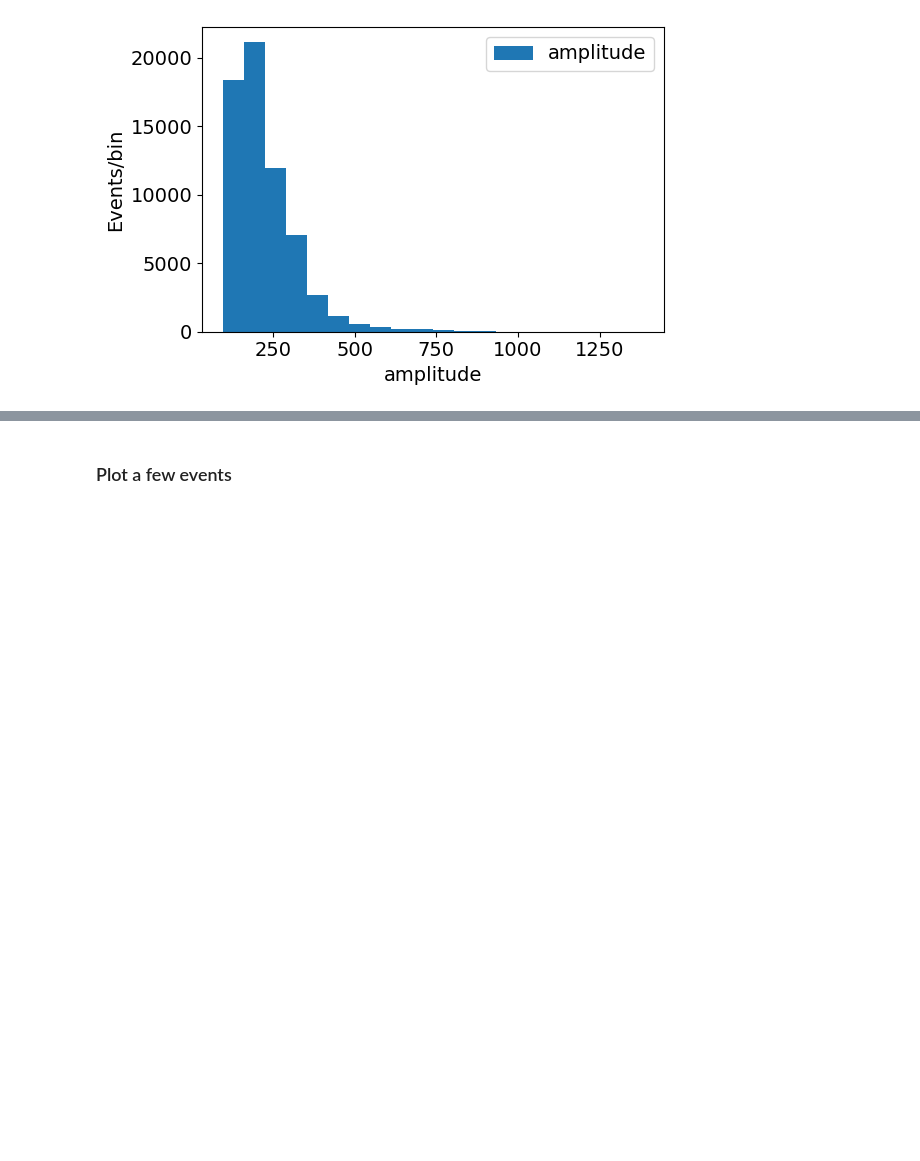
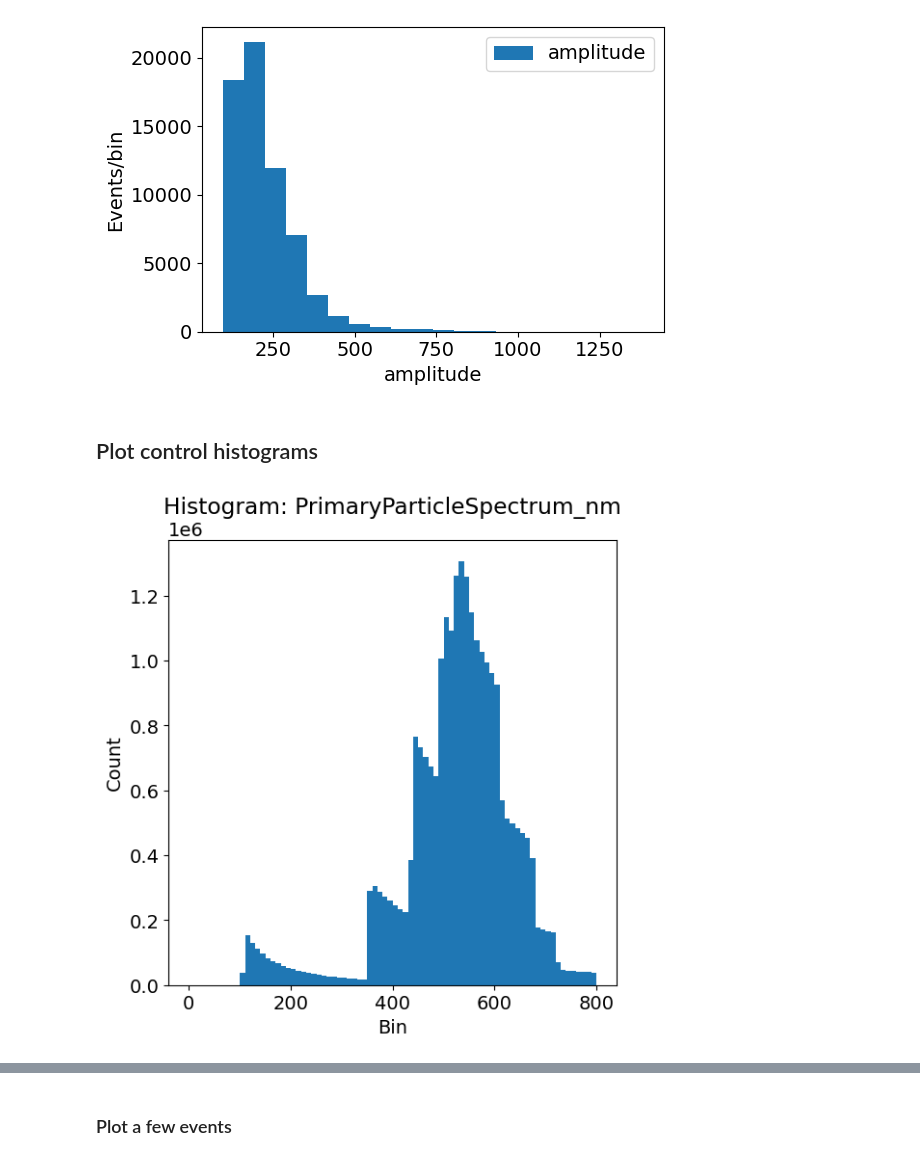
Before and after one commit to jjgomezcadenas/g4crysp, a Jupyter notebook: monolithicCrystal/crystalMT/nb/analysis.ipynb, the cells around one changed output, grey strips where cells are left out. Drawn from its saved outputs; the diff is of its cells as text; code cells hidden in the pictures; blank space fills up the shorter version.

Commit message:
Adding GSL histograms to application.
Application now has a GSL HistogramManager, with one example.
Python notebook can read histograms.

```diff
--- a/monolithicCrystal/crystalMT/nb/analysis.ipynb
+++ b/monolithicCrystal/crystalMT/nb/analysis.ipynb
@@ -44,6 +44,45 @@ def plot_image(charge_matrix, figsize=(6, 6)):
     plt.xlabel('Sensor X')
     plt.ylabel('Sensor Y')
     plt.show()
+# %%
+def read_histograms(filename):
+    with open(filename, 'r') as file:
+        lines = file.readlines()
+
+    histograms = {}
+    current_histogram = None
+    bin_edges = []
+    bin_values = []
+
+    for line in lines:
+        if line.startswith("# Histogram:"):
+            if current_histogram:
+                histograms[current_histogram] = (bin_edges, bin_values)
+            current_histogram = line.split(":")[1].strip()
+            bin_edges = []
+            bin_values = []
+        elif current_histogram and line.strip():
+            parts = line.split()
+            bin_edges.append(float(parts[0]))
+            bin_edges.append(float(parts[1]))
+            bin_values.append(float(parts[2]))
+
+    if current_histogram:
+        histograms[current_histogram] = (bin_edges, bin_values)
+
+    return histograms
+# %%
+def plot_histogram(histograms, name, figsize=(6, 6)):
+    edges, values = histograms[name]
+    bin_edges = edges[::2]  # taking only the lower edges
+    bin_width = edges[1] - edges[0]  # assuming uniform bin width
+
+    plt.figure(figsize=figsize)
+    plt.bar(bin_edges, values, width=bin_width, align='edge')
+    plt.title(f"Histogram: {name}")
+    plt.xlabel("Bin")
+    plt.ylabel("Count")
+    plt.show()
 # %% [markdown]
 ## Sensor data
 - Contains a vector of times and chage
@@ -96,3 +135,11 @@ df
 histoplot(df, "amplitude", num_bins = 20, figsize=(6, 4), title="")
 # %% [output]
 [figure]
+# %% [markdown]
+## Plot control histograms
+# %%
+histograms = read_histograms("histograms.txt")
+# %%
+plot_histogram(histograms, "rimaryParticleSpectrum_nm", figsize=(6, 6))
+# %% [output]
+[figure, added]
```
Also changed, not shown: parts of 3 cells of this notebook, 5 other files.
